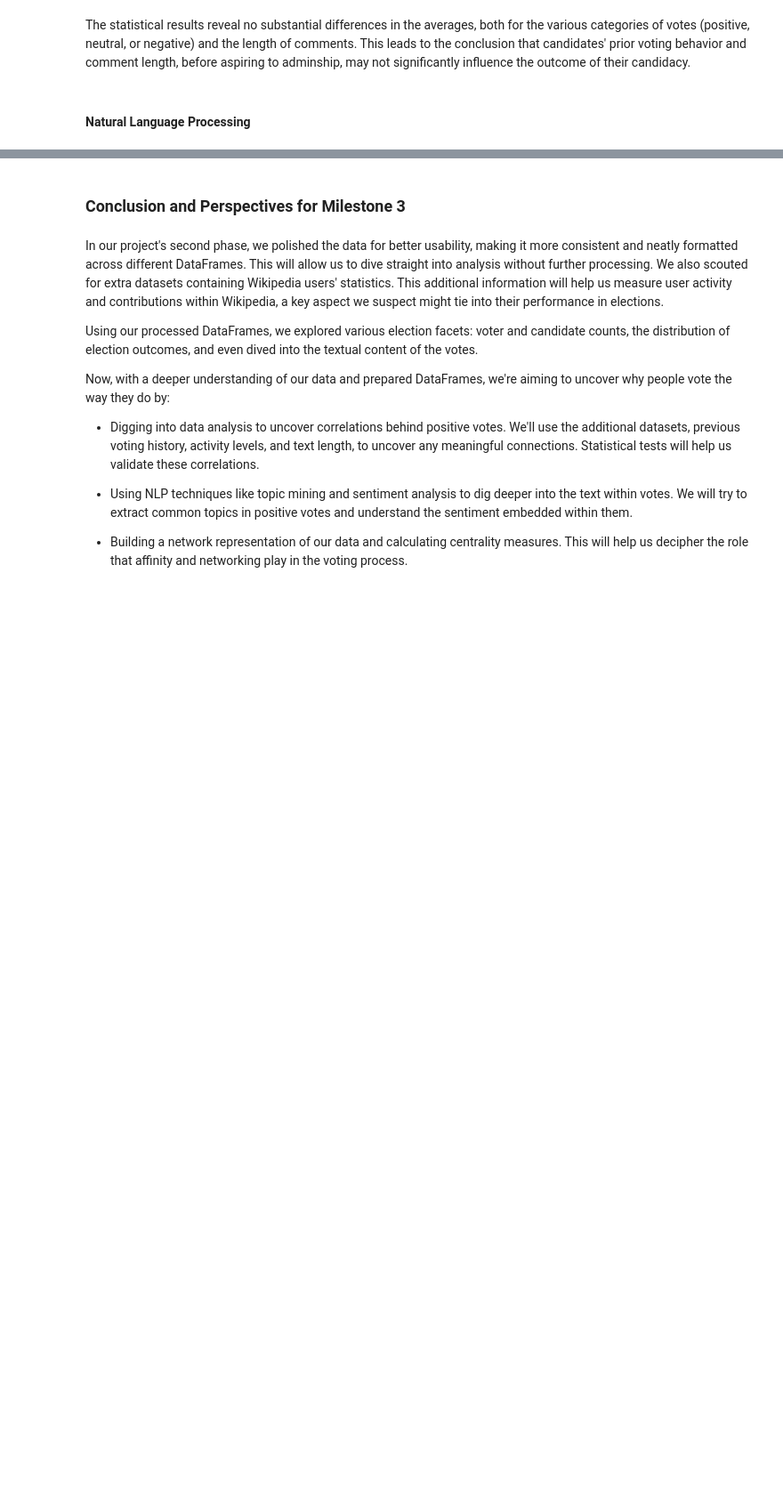
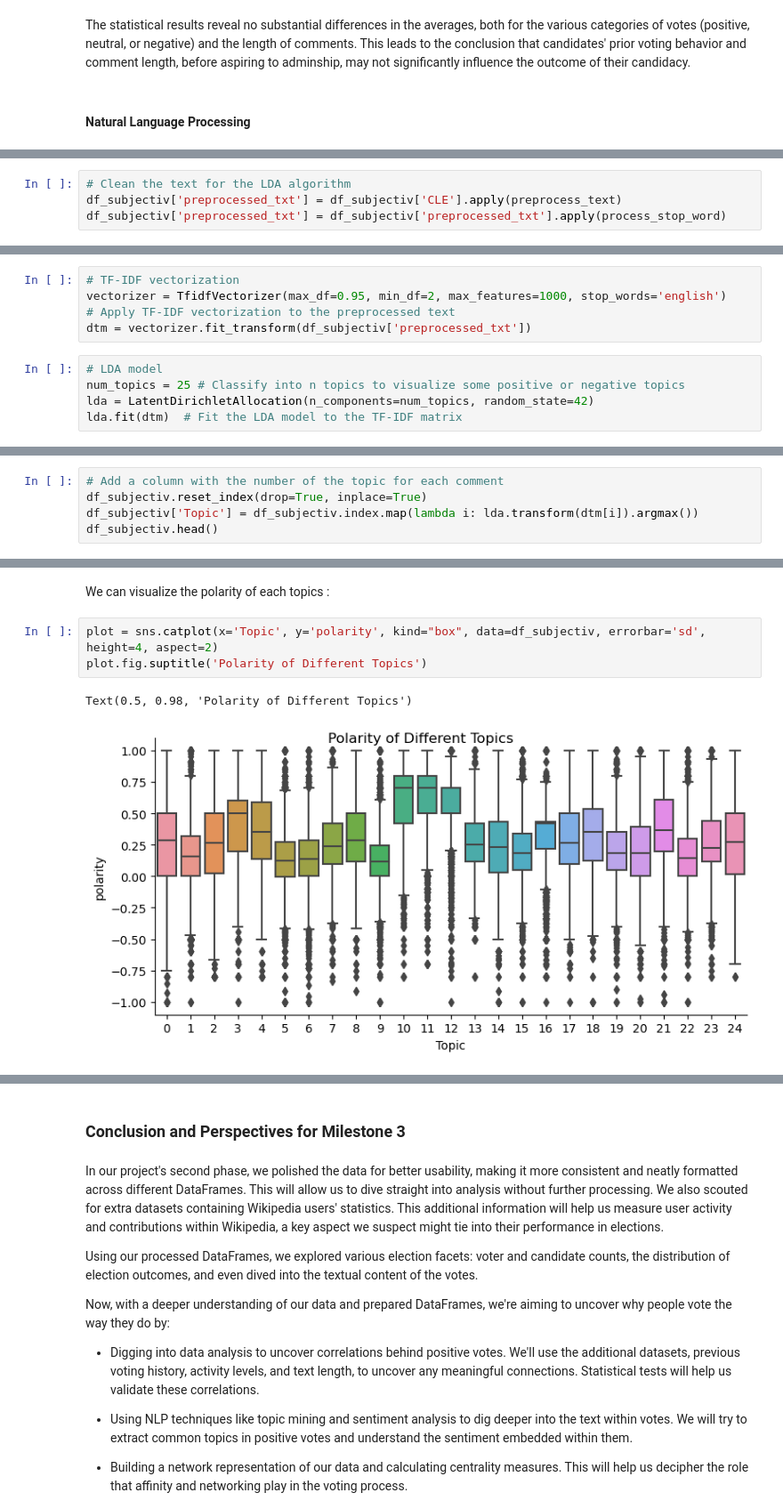
Before and after one commit to epfl-ada/ada-2023-project-datanauts23, a Jupyter notebook: data_processing.ipynb, the cells around one changed output, grey strips where cells are left out. Shown at 89% size. Drawn from its saved outputs; the diff is of its cells as text; blank space fills up the shorter version.

```diff
--- a/data_processing.ipynb
+++ b/data_processing.ipynb
@@ -1336,0 +1510,4 @@ The statistical results reveal no substantial differences in the averages, both
+# %%
+# Clean the text for the LDA algorithm
+df_subjectiv['preprocessed_txt'] = df_subjectiv['CLE'].apply(preprocess_text)
+df_subjectiv['preprocessed_txt'] = df_subjectiv['preprocessed_txt'].apply(process_stop_word)
@@ -1336,0 +1527,10 @@ The statistical results reveal no substantial differences in the averages, both
+# %%
+# TF-IDF vectorization
+vectorizer = TfidfVectorizer(max_df=0.95, min_df=2, max_features=1000, stop_words='english')
+# Apply TF-IDF vectorization to the preprocessed text
+dtm = vectorizer.fit_transform(df_subjectiv['preprocessed_txt'])
+# %%
+# LDA model
+num_topics = 25 # Classify into n topics to visualize some positive or negative topics
+lda = LatentDirichletAllocation(n_components=num_topics, random_state=42)
+lda.fit(dtm)  # Fit the LDA model to the TF-IDF matrix
@@ -1336,0 +1569,5 @@ The statistical results reveal no substantial differences in the averages, both
+# %%
+# Add a column with the number of the topic for each comment
+df_subjectiv.reset_index(drop=True, inplace=True)
+df_subjectiv['Topic'] = df_subjectiv.index.map(lambda i: lda.transform(dtm[i]).argmax())
+df_subjectiv.head()
@@ -1336,0 +1586,8 @@ The statistical results reveal no substantial differences in the averages, both
+# %% [markdown]
+We can visualize the polarity of each topics :
+# %%
+plot = sns.catplot(x='Topic', y='polarity', kind="box", data=df_subjectiv, errorbar='sd', height=4, aspect=2)
+plot.fig.suptitle('Polarity of Different Topics')
+# %% [output]
+Text(0.5, 0.98, 'Polarity of Different Topics')
+[figure, added]
```
Also changed, not shown: parts of 43 cells of this notebook.
